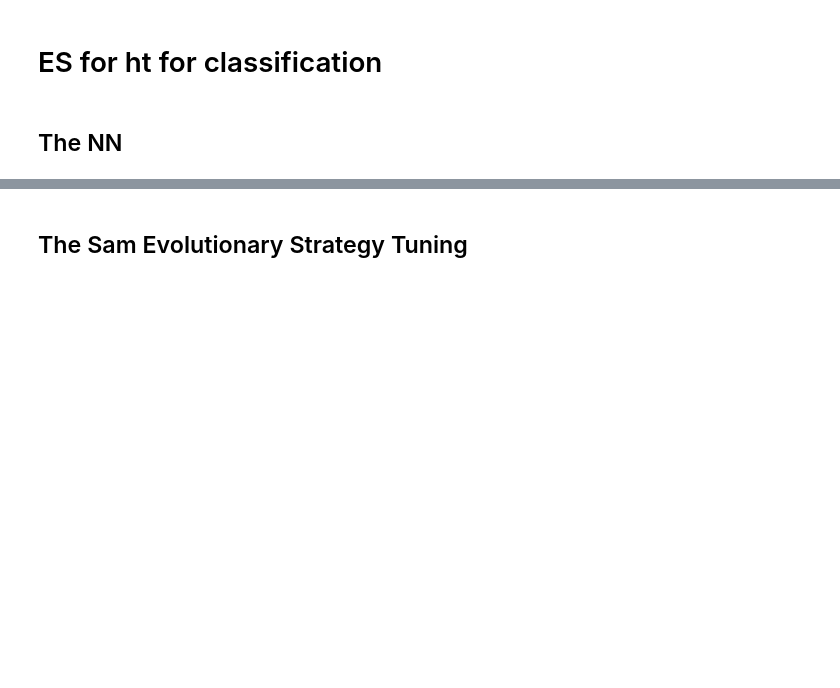
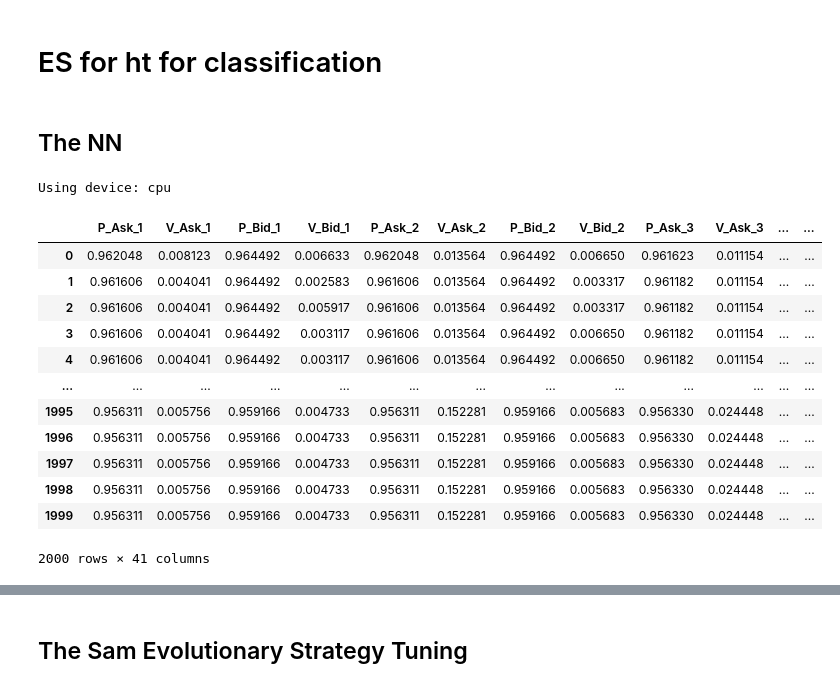
Before and after one commit to JoeLsvj/stocks_forecasting_LOB, a Jupyter notebook: Hyperparameters_tuning/hyperparameter_tuning/es_tuning_regression/es_tuning_LSTM1_clean.ipynb, the cells around one changed output, grey strips where cells are left out. Cells and saved outputs as stored; diff of their text form; code cells hidden in the pictures; blank space fills up the shorter version.

```diff
--- a/Hyperparameters_tuning/hyperparameter_tuning/es_tuning_regression/es_tuning_LSTM1_clean.ipynb
+++ b/Hyperparameters_tuning/hyperparameter_tuning/es_tuning_regression/es_tuning_LSTM1_clean.ipynb
@@ -22,0 +33,28 @@
+# %%
+device = torch.device("cuda:0" if torch.cuda.is_available() else "cpu")
+print('Using device:', device)
+# %% [output]
+Using device: cpu
+# %%
+num_samples = 2000 # put 50000
+
+dataset = pd.read_parquet('./data/WRT1V.parquet')
+dataset = dataset.drop(['Label_10', 'Label_20', 'Label_30', 'Label_50', 'Label_100', 'Day'], axis=1)
+dataset['mid_price'] = (dataset['P_Ask_1'] + dataset['P_Bid_1']) / 2
+dataset = dataset.astype(float)
+dataset = dataset.head(num_samples)
+display(dataset)
+# %% [output]
+|  | P_Ask_1 | V_Ask_1 | P_Bid_1 | V_Bid_1 | P_Ask_2 | V_Ask_2 | P_Bid_2 | V_Bid_2 | P_Ask_3 | V_Ask_3 | ... | ... |
+| 0 | 0.962048 | 0.008123 | 0.964492 | 0.006633 | 0.962048 | 0.013564 | 0.964492 | 0.006650 | 0.961623 | 0.011154 | ... | ... |
+| 1 | 0.961606 | 0.004041 | 0.964492 | 0.002583 | 0.961606 | 0.013564 | 0.964492 | 0.003317 | 0.961182 | 0.011154 | ... | ... |
+| 2 | 0.961606 | 0.004041 | 0.964492 | 0.005917 | 0.961606 | 0.013564 | 0.964492 | 0.003317 | 0.961182 | 0.011154 | ... | ... |
+| 3 | 0.961606 | 0.004041 | 0.964492 | 0.003117 | 0.961606 | 0.013564 | 0.964492 | 0.006650 | 0.961182 | 0.011154 | ... | ... |
+| 4 | 0.961606 | 0.004041 | 0.964492 | 0.003117 | 0.961606 | 0.013564 | 0.964492 | 0.006650 | 0.961182 | 0.011154 | ... | ... |
+| ... | ... | ... | ... | ... | ... | ... | ... | ... | ... | ... | ... | ... |
+| 1995 | 0.956311 | 0.005756 | 0.959166 | 0.004733 | 0.956311 | 0.152281 | 0.959166 | 0.005683 | 0.956330 | 0.024448 | ... | ... |
+| 1996 | 0.956311 | 0.005756 | 0.959166 | 0.004733 | 0.956311 | 0.152281 | 0.959166 | 0.005683 | 0.956330 | 0.024448 | ... | ... |
+| 1997 | 0.956311 | 0.005756 | 0.959166 | 0.004733 | 0.956311 | 0.152281 | 0.959166 | 0.005683 | 0.956330 | 0.024448 | ... | ... |
+| 1998 | 0.956311 | 0.005756 | 0.959166 | 0.004733 | 0.956311 | 0.152281 | 0.959166 | 0.005683 | 0.956330 | 0.024448 | ... | ... |
+| 1999 | 0.956311 | 0.005756 | 0.959166 | 0.004733 | 0.956311 | 0.152281 | 0.959166 | 0.005683 | 0.956330 | 0.024448 | ... | ... |
+2000 rows × 41 columns
```
Also changed, not shown: parts of 15 cells of this notebook, 5 other files.
